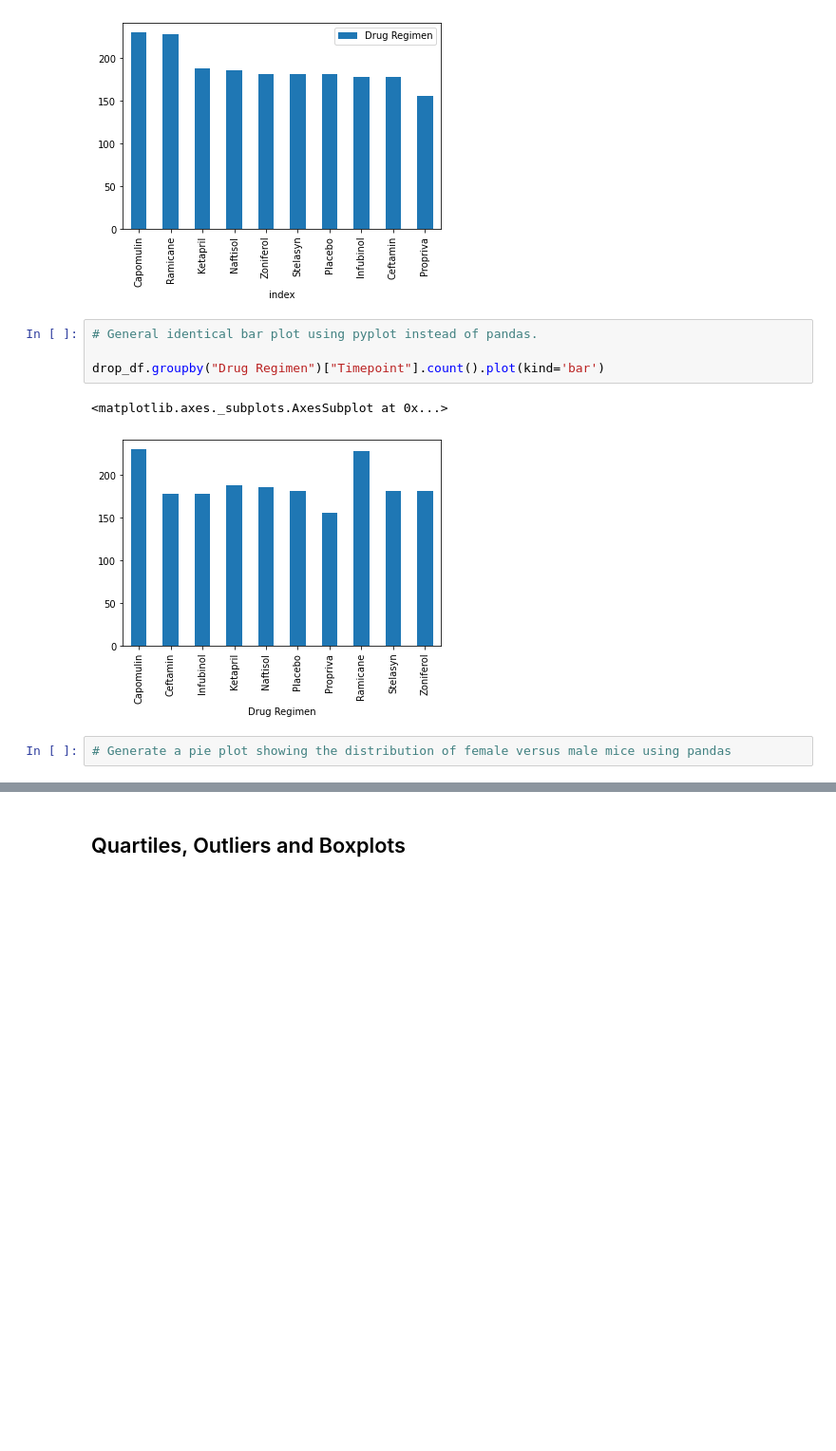
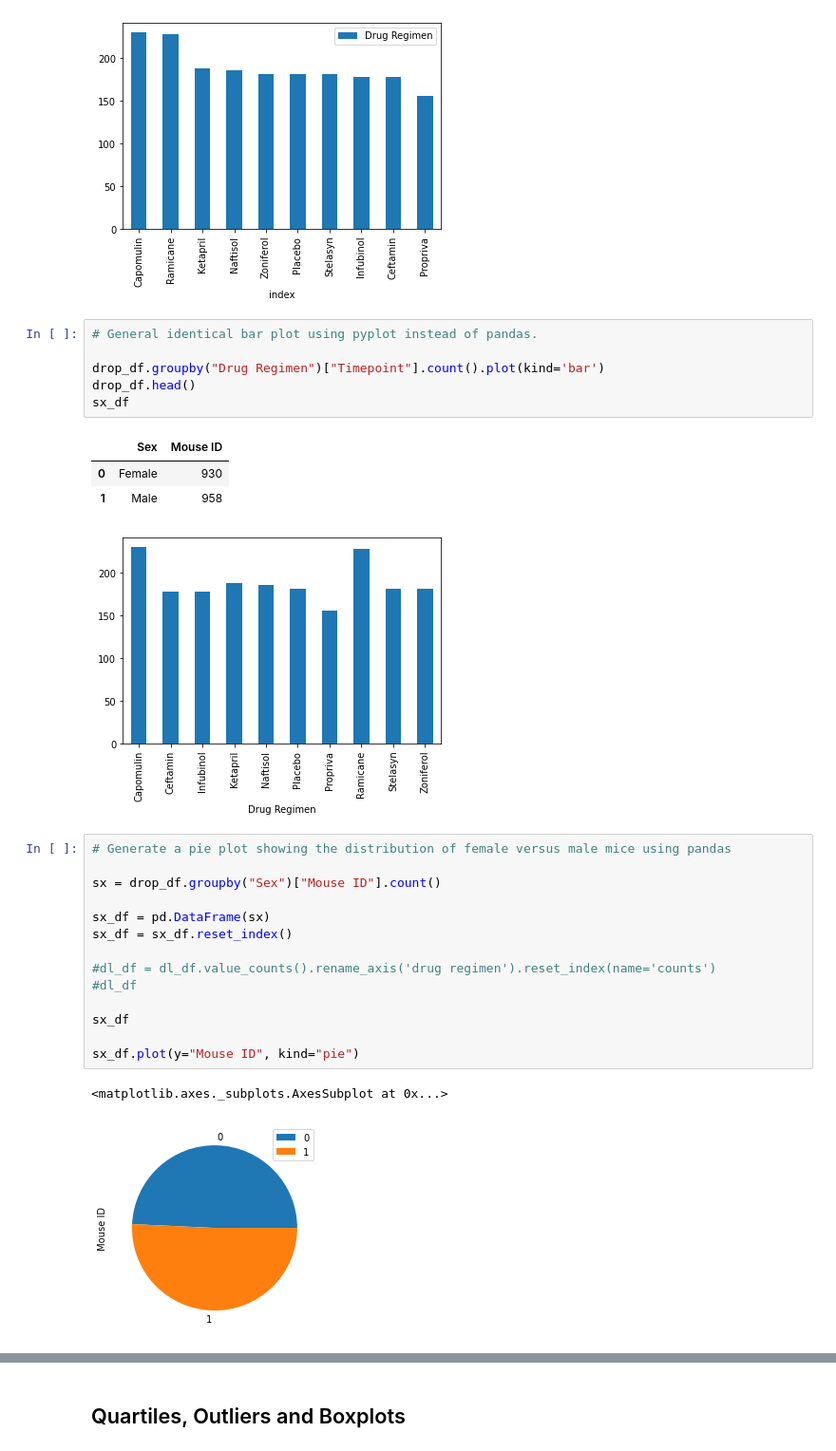
Before and after one commit to jtslater2/JTS-HW5-Matplotlib, a Jupyter notebook: pymaceuticals_jts.ipynb, the cells around one changed output, grey strips where cells are left out. Shown at 95% size. Drawn from its saved outputs; the diff is of its cells as text; blank space fills up the shorter version.

```diff
--- a/pymaceuticals_jts.ipynb
+++ b/pymaceuticals_jts.ipynb
@@ -193,10 +198,29 @@ dl_df.plot(x="index", y ="Drug Regimen", kind ="bar" )
 # General identical bar plot using pyplot instead of pandas.
 
 drop_df.groupby("Drug Regimen")["Timepoint"].count().plot(kind='bar')
+drop_df.head()
+sx_df
 # %% [output]
-<matplotlib.axes._subplots.AxesSubplot at 0x...>
+|  | Sex | Mouse ID |
+| 0 | Female | 930 |
+| 1 | Male | 958 |
 [figure]
 # %%
 # Generate a pie plot showing the distribution of female versus male mice using pandas
+
+sx = drop_df.groupby("Sex")["Mouse ID"].count()
+
+sx_df = pd.DataFrame(sx)
+sx_df = sx_df.reset_index()
+
+#dl_df = dl_df.value_counts().rename_axis('drug regimen').reset_index(name='counts')
+#dl_df
+
+sx_df
+
+sx_df.plot(y="Mouse ID", kind="pie")
+# %% [output]
+<matplotlib.axes._subplots.AxesSubplot at 0x...>
+[figure, added]
 # %%
 # Generate identical pie plot using pyplot
```
Also changed, not shown: parts of 5 cells of this notebook.
